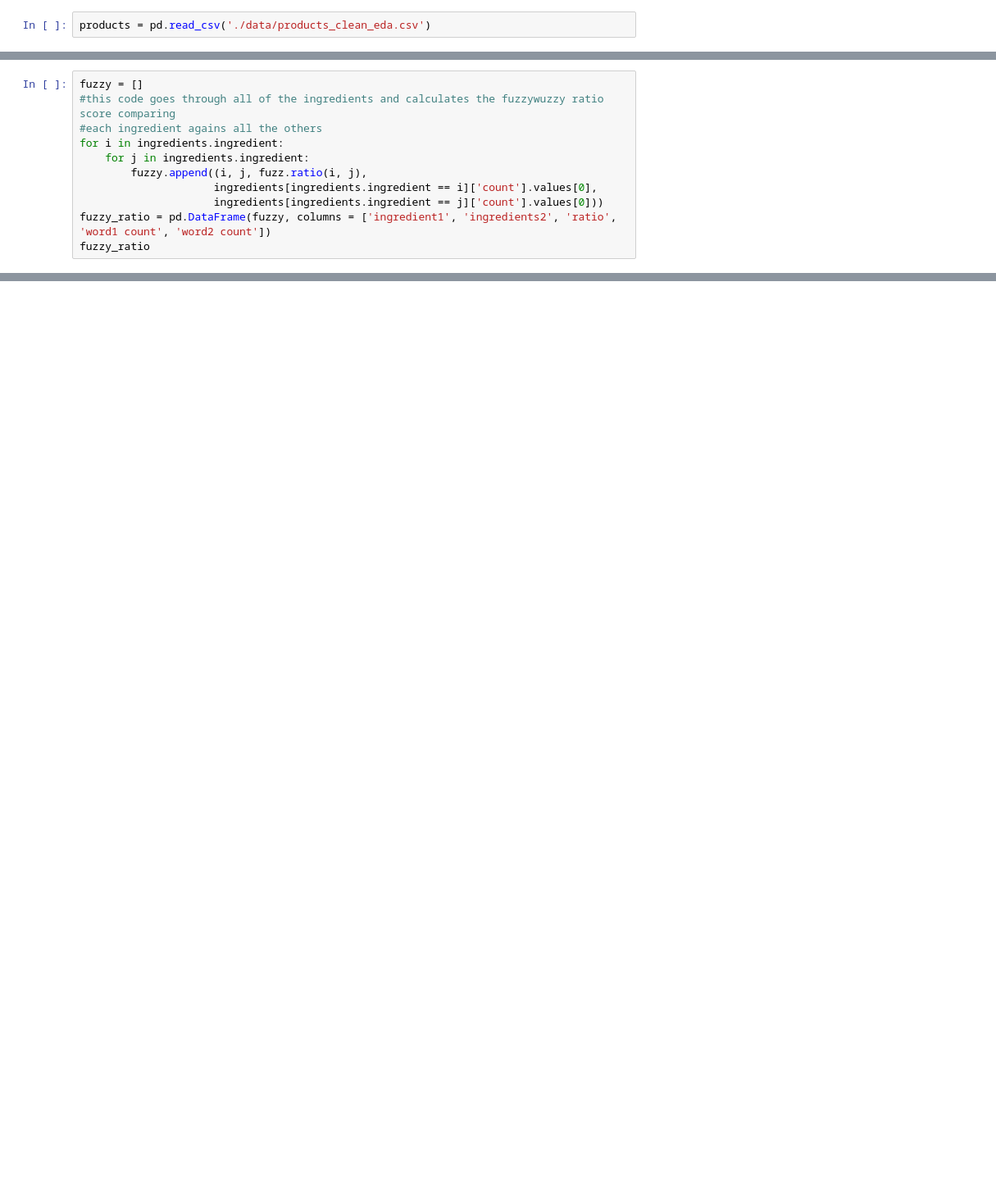
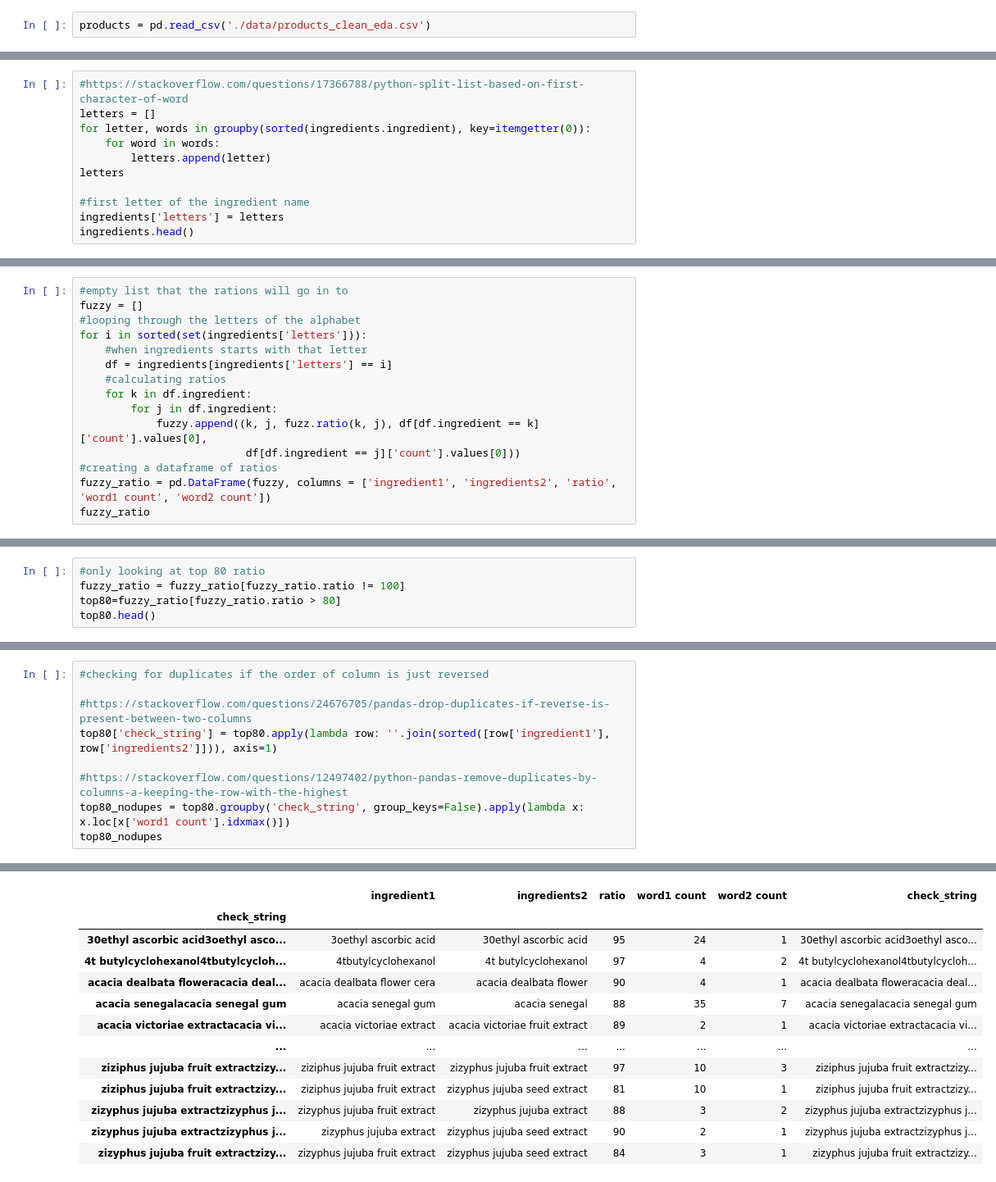
Before and after one commit to LenaNevel/CAPSTONE, a Jupyter notebook: 05_fuzzywuzzy_string_matching.ipynb, the cells around one changed output, grey strips where cells are left out. Shown at 82% size. Saved outputs shown, nothing was run; the diff lists cells and outputs as text; blank space fills up the shorter version.

```diff
--- a/05_fuzzywuzzy_string_matching.ipynb
+++ b/05_fuzzywuzzy_string_matching.ipynb
@@ -24,0 +43,11 @@ len(set(ingredients.ingredient))
+# %%
+#https://stackoverflow.com/questions/17366788/python-split-list-based-on-first-character-of-word
+letters = []
+for letter, words in groupby(sorted(ingredients.ingredient), key=itemgetter(0)):
+    for word in words:
+        letters.append(letter)
+letters
+
+#first letter of the ingredient name
+ingredients['letters'] = letters
+ingredients.head()
@@ -25,11 +61,15 @@ len(set(ingredients.ingredient))
 # %%
+#empty list that the rations will go in to
 fuzzy = []
-#this code goes through all of the ingredients and calculates the fuzzywuzzy ratio score comparing
-#each ingredient agains all the others
-for i in ingredients.ingredient:
-    for j in ingredients.ingredient:
-        fuzzy.append((i, j, fuzz.ratio(i, j),
-                     ingredients[ingredients.ingredient == i]['count'].values[0],
-                     ingredients[ingredients.ingredient == j]['count'].values[0]))
+#looping through the letters of the alphabet
+for i in sorted(set(ingredients['letters'])):
+    #when ingredients starts with that letter
+    df = ingredients[ingredients['letters'] == i]
+    #calculating ratios
+    for k in df.ingredient:
+        for j in df.ingredient:
+            fuzzy.append((k, j, fuzz.ratio(k, j), df[df.ingredient == k]['count'].values[0],
+                          df[df.ingredient == j]['count'].values[0]))
+#creating a dataframe of ratios
 fuzzy_ratio = pd.DataFrame(fuzzy, columns = ['ingredient1', 'ingredients2', 'ratio', 'word1 count', 'word2 count'])
 fuzzy_ratio
@@ -35,0 +90,5 @@ fuzzy_ratio
+# %%
+#only looking at top 80 ratio
+fuzzy_ratio = fuzzy_ratio[fuzzy_ratio.ratio != 100]
+top80=fuzzy_ratio[fuzzy_ratio.ratio > 80]
+top80.head()
@@ -35,0 +102,10 @@ fuzzy_ratio
+# %%
+#checking for duplicates if the order of column is just reversed
+
+#https://stackoverflow.com/questions/24676705/pandas-drop-duplicates-if-reverse-is-present-between-two-columns
+top80['check_string'] = top80.apply(lambda row: ''.join(sorted([row['ingredient1'], row['ingredients2']])), axis=1)
+
+#https://stackoverflow.com/questions/12497402/python-pandas-remove-duplicates-by-columns-a-keeping-the-row-with-the-highest
+top80_nodupes = top80.groupby('check_string', group_keys=False).apply(lambda x: x.loc[x['word1 count'].idxmax()])
+top80_nodupes
+# %% [output]
@@ -35,0 +117,13 @@ fuzzy_ratio
+|  | ingredient1 | ingredients2 | ratio | word1 count | word2 count | check_string |
+| check_string |  |  |  |  |  |  |
+| 30ethyl ascorbic acid3oethyl asco... | 3oethyl ascorbic acid | 30ethyl ascorbic acid | 95 | 24 | 1 | 30ethyl ascorbic acid3oethyl asco... |
+| 4t butylcyclohexanol4tbutylcycloh... | 4tbutylcyclohexanol | 4t butylcyclohexanol | 97 | 4 | 2 | 4t butylcyclohexanol4tbutylcycloh... |
+| acacia dealbata floweracacia deal... | acacia dealbata flower cera | acacia dealbata flower | 90 | 4 | 1 | acacia dealbata floweracacia deal... |
+| acacia senegalacacia senegal gum | acacia senegal gum | acacia senegal | 88 | 35 | 7 | acacia senegalacacia senegal gum |
+| acacia victoriae extractacacia vi... | acacia victoriae extract | acacia victoriae fruit extract | 89 | 2 | 1 | acacia victoriae extractacacia vi... |
+| ... | ... | ... | ... | ... | ... | ... |
+| ziziphus jujuba fruit extractzizy... | ziziphus jujuba fruit extract | zizyphus jujuba fruit extract | 97 | 10 | 3 | ziziphus jujuba fruit extractzizy... |
+| ziziphus jujuba fruit extractzizy... | ziziphus jujuba fruit extract | zizyphus jujuba seed extract | 81 | 10 | 1 | ziziphus jujuba fruit extractzizy... |
+| zizyphus jujuba extractzizyphus j... | zizyphus jujuba fruit extract | zizyphus jujuba extract | 88 | 3 | 2 | zizyphus jujuba extractzizyphus j... |
+| zizyphus jujuba extractzizyphus j... | zizyphus jujuba extract | zizyphus jujuba seed extract | 90 | 2 | 1 | zizyphus jujuba extractzizyphus j... |
+| zizyphus jujuba fruit extractzizy... | zizyphus jujuba fruit extract | zizyphus jujuba seed extract | 84 | 3 | 1 | zizyphus jujuba fruit extractzizy... |
```
Also changed, not shown: parts of 13 cells of this notebook, 14 other files.
